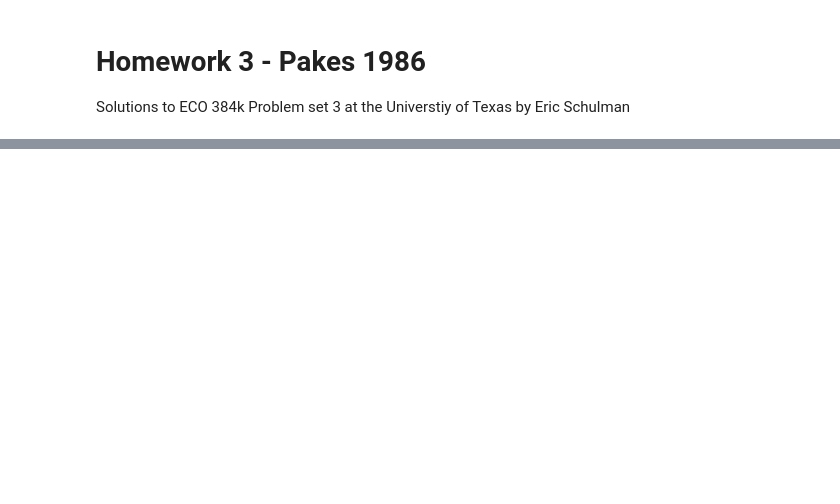
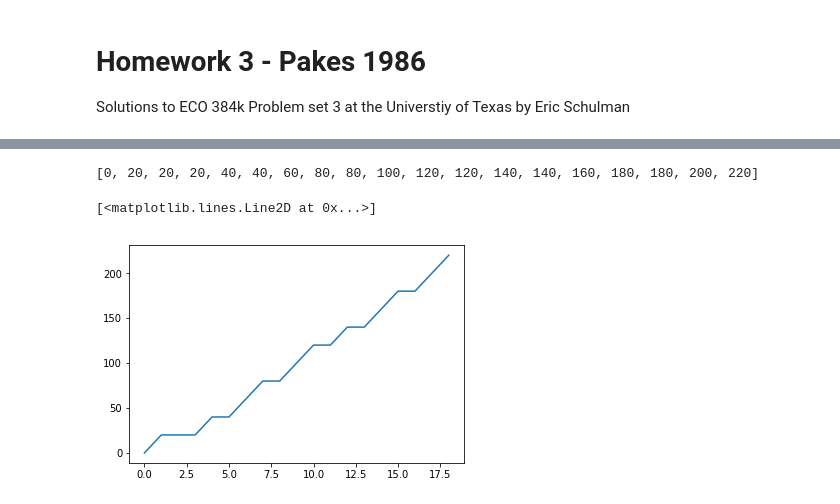
Before and after one commit to ericschulman/struct, a Jupyter notebook: hw3_io/Pakes.ipynb, the cells around one changed output, grey strips where cells are left out. Cells and saved outputs as stored; diff of their text form; code cells hidden in the pictures; blank space fills up the shorter version.

```diff
--- a/hw3_io/Pakes.ipynb
+++ b/hw3_io/Pakes.ipynb
@@ -40,0 +108,22 @@ states = np.array(range(0,2000,20))
+# %%
+def value_function(r,sched,l):
+    """calculate the value function l periods into the
+    future for current value r"""
+    r = np.float32(r)
+    if l > 0 and l <=20 and r >= 0 and r <= 2000:
+        V = memoize_value(sched,l+1)
+        return interpolate(r,V)
+    else:
+        print 'value out of range'
+
+
+def find_cutoffs(V):
+    """find the sequence of cutoff values"""
+    cutoffs = []
+
+    for l in range(len(V)):
+        for r in range(len(V[l])):
+            if V[l][r] > 0:
+                cutoffs.append((r)*GRID)
+                break
+    return cutoffs
@@ -40,0 +140,9 @@ states = np.array(range(0,2000,20))
+# %%
+#graph cutoffs function - Schedule 1
+cutoffs = find_cutoffs(V)
+print cutoffs
+plt.plot(cutoffs)
+# %% [output]
+[0, 20, 20, 20, 40, 40, 60, 80, 80, 100, 120, 120, 140, 140, 160, 180, 180, 200, 220]
+[<matplotlib.lines.Line2D at 0x...>]
+[figure, added]
```
Also changed, not shown: parts of 9 cells of this notebook.
